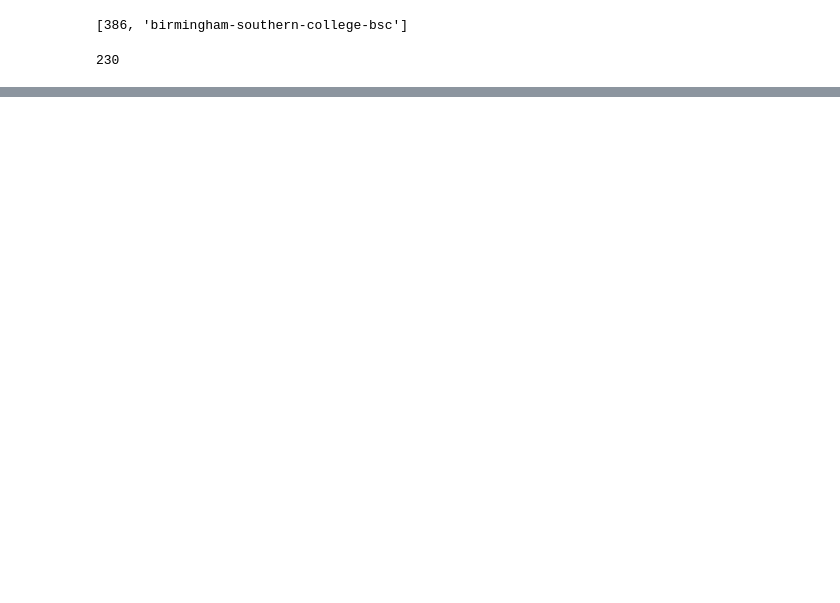
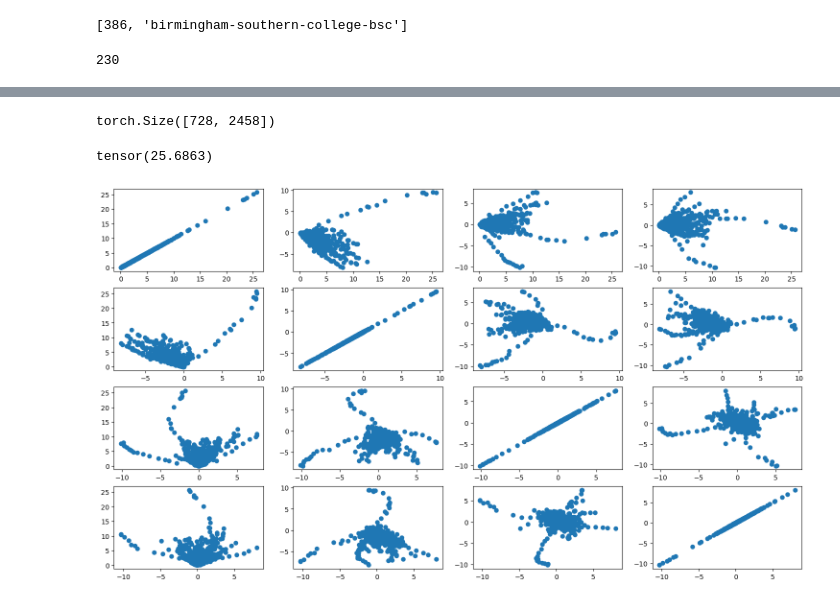
Before and after one commit to vc64/essayGrouping, a Jupyter notebook: essayGrouping.ipynb, the cells around one changed output, grey strips where cells are left out. Saved outputs shown, nothing was run; the diff lists cells and outputs as text; code cells hidden in the pictures; blank space fills up the shorter version.

Commit message:
created vectors for all prompts and tried PCA

```diff
--- a/essayGrouping.ipynb
+++ b/essayGrouping.ipynb
@@ -409,3 +428,50 @@ print(alltitles)
+# %%
+# turn prompts into vectors
+
+for rank, prompts in allprompts.items():
+    curr_freq = dict(zip(word_list, [0 for x in range(len(word_list))]))
+    for prompt_ind in range(len(prompts)):
+        for word in prompts[prompt_ind]:
+            curr_freq[word] += 1
+        allprompts[rank][prompt_ind] = list(curr_freq.values())
+# %%
+# print(allprompts[17])
+prompt_matrix = []
+
+for prompts in allprompts.values():
+    for prompt in prompts:
+        prompt_matrix.append(prompt)
+
+prompt_tensor = torch.tensor(prompt_matrix ,dtype=torch.float32)
+
+print(prompt_tensor.shape)
+
+torch.manual_seed(333)
+U, S, V = torch.pca_lowrank(prompt_tensor, q=None, center=True, niter=3)
+
+pca_axes = torch.matmul(prompt_tensor, V[:, :7])
+# %% [output]
+torch.Size([728, 2458])
+# %%
+# print(pca_axes[...,0])
+print(max(pca_axes[:,0]))
+
+num_comps = 4
+
+fig, axs = plt.subplots(num_comps, num_comps)
+
+fig.set_size_inches(18.5, 10.5, forward=True)
+
+fig.set_dpi(100)
+
+for i in range(0, num_comps):
+    for j in range(0, num_comps):
+        axs[i][j].scatter(pca_axes[:,i], pca_axes[:,j])
+
+# plt.scatter(pca_axes[:,0], pca_axes[:,2])
+# %% [output]
+tensor(25.6863)
+[figure, added]
 # %%
 # to-do
 # [X] conda env export > environment.yml
```
Also changed, not shown: parts of 8 cells of this notebook.
